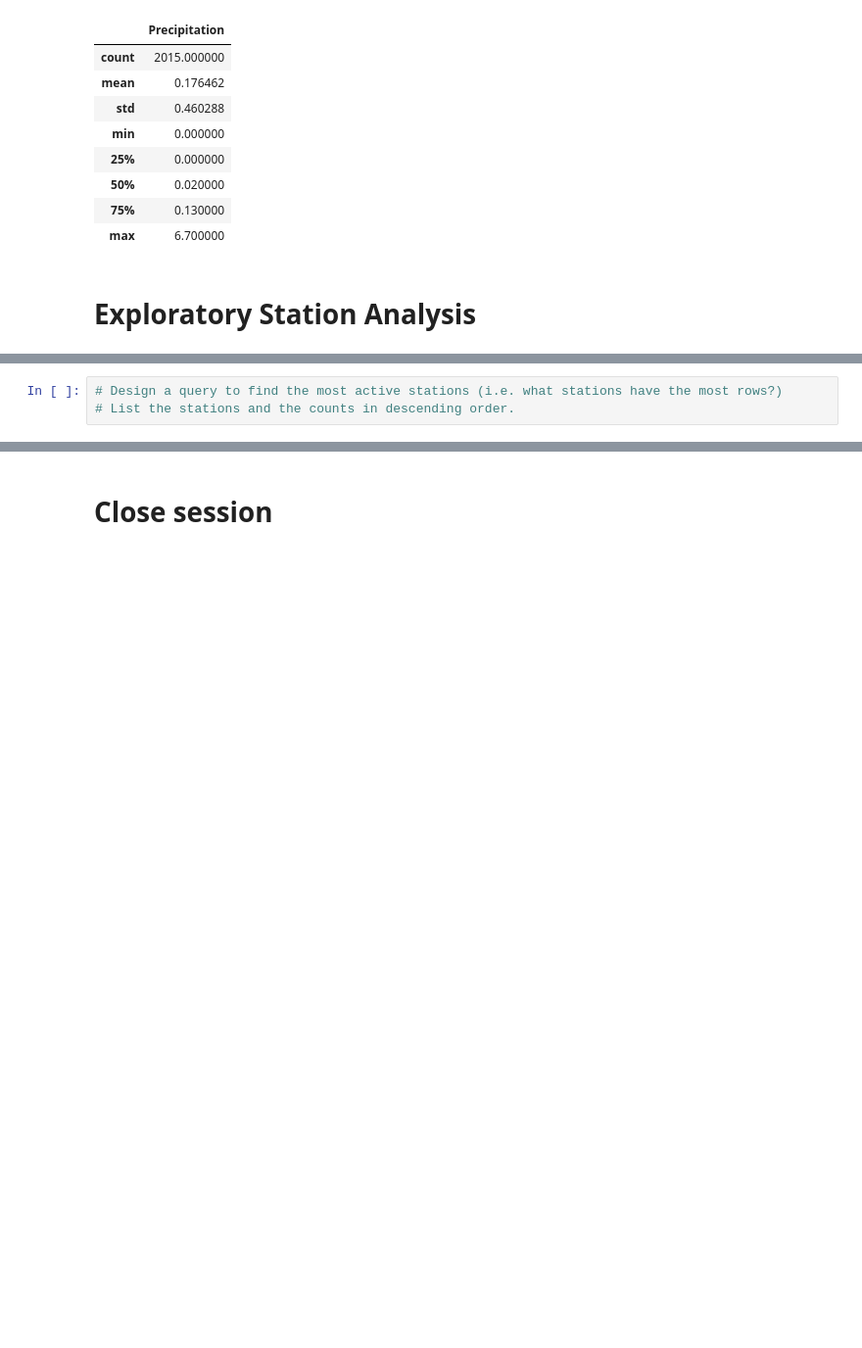
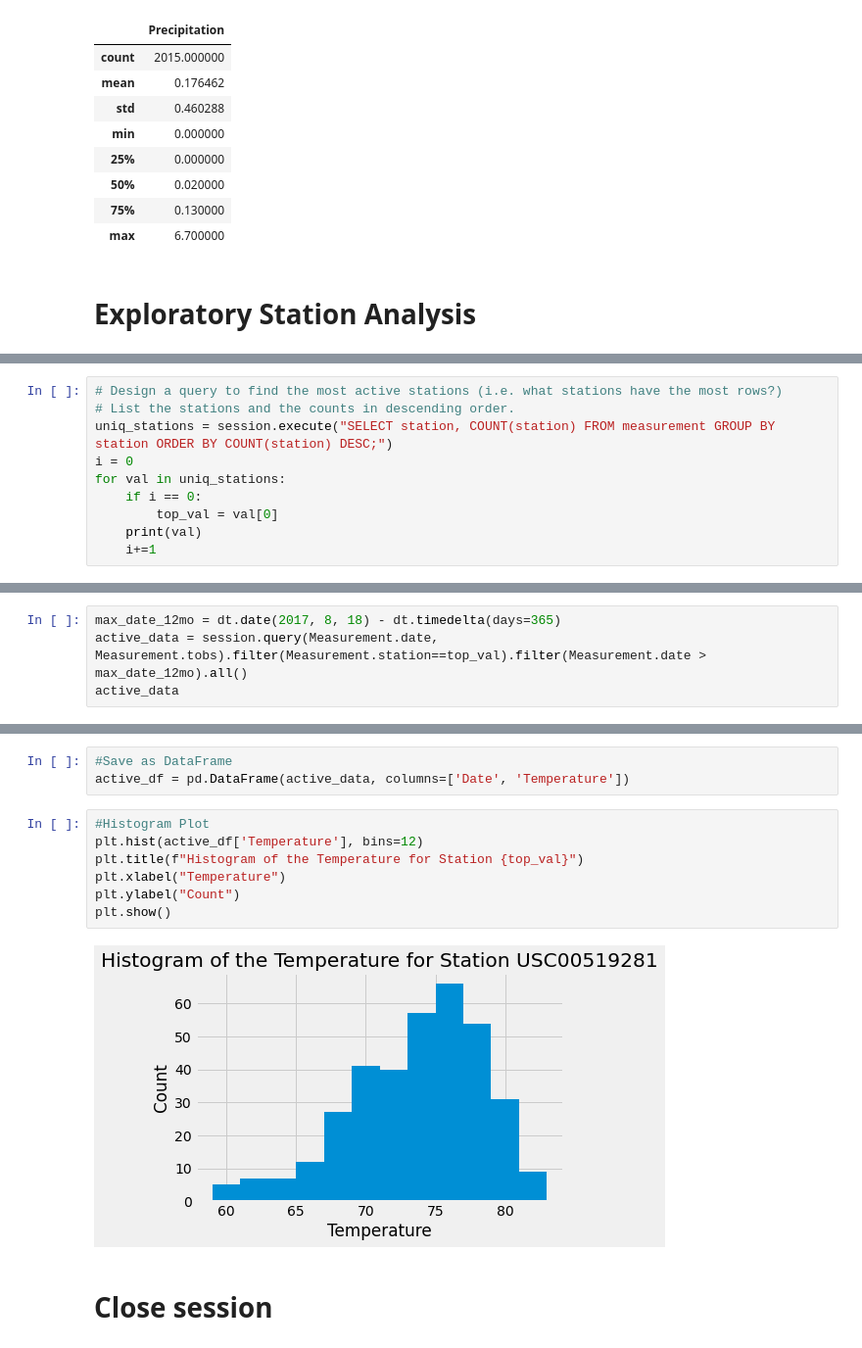
Before and after one commit to kle96/sqlalchemy-challenge, a Jupyter notebook: SurfsUp/climate_starter.ipynb, the cells around one changed output, grey strips where cells are left out. Shown at 98% size. Drawn from its saved outputs; the diff is of its cells as text; blank space fills up the shorter version.

Commit message:
finished temperature analysis and started app

```diff
--- a/SurfsUp/climate_starter.ipynb
+++ b/SurfsUp/climate_starter.ipynb
@@ -89,3 +92,10 @@ data_sorted.describe()
 # %%
 # Design a query to find the most active stations (i.e. what stations have the most rows?)
 # List the stations and the counts in descending order.
+uniq_stations = session.execute("SELECT station, COUNT(station) FROM measurement GROUP BY station ORDER BY COUNT(station) DESC;")
+i = 0
+for val in uniq_stations:
+    if i == 0:
+        top_val = val[0]
+    print(val)
+    i+=1
@@ -96,0 +127,4 @@ data_sorted.describe()
+# %%
+max_date_12mo = dt.date(2017, 8, 18) - dt.timedelta(days=365)
+active_data = session.query(Measurement.date, Measurement.tobs).filter(Measurement.station==top_val).filter(Measurement.date > max_date_12mo).all()
+active_data
@@ -97,3 +149,15 @@ data_sorted.describe()
+# %%
+#Save as DataFrame
+active_df = pd.DataFrame(active_data, columns=['Date', 'Temperature'])
+# %%
+#Histogram Plot
+plt.hist(active_df['Temperature'], bins=12)
+plt.title(f"Histogram of the Temperature for Station {top_val}")
+plt.xlabel("Temperature")
+plt.ylabel("Count")
+plt.show()
+# %% [output]
+[figure, added]
 # %% [markdown]
 # Close session
 # %%
```
Also changed, not shown: parts of 6 cells of this notebook, 1 other file.
